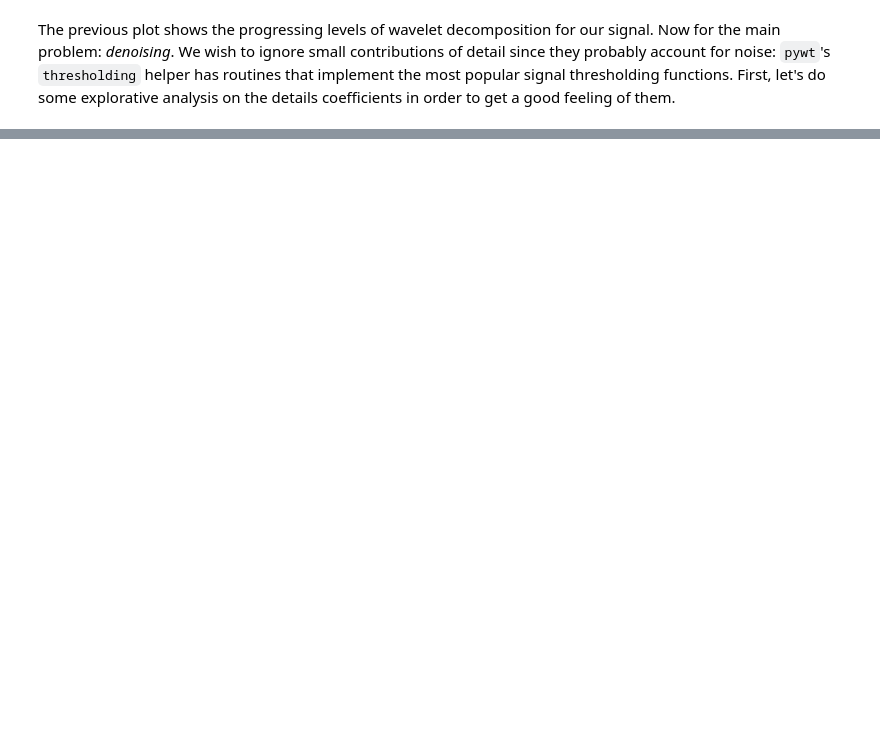
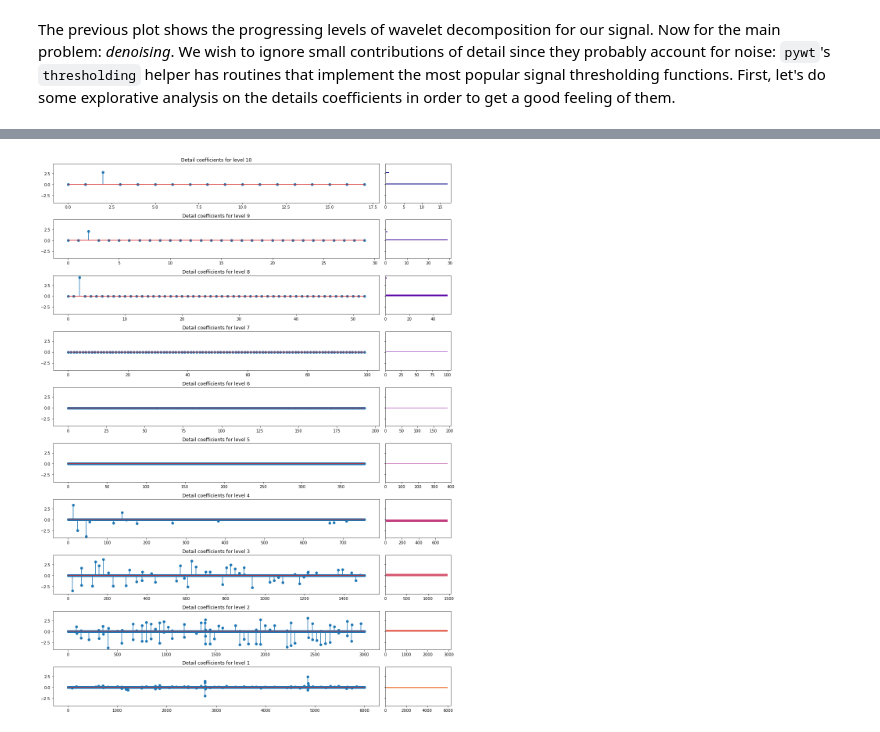
Before and after one commit to zanocrate/LCP_projects_Y4, a Jupyter notebook: draft.ipynb, the cells around one changed output, grey strips where cells are left out. Cells and saved outputs as stored; diff of their text form; code cells hidden in the pictures; blank space fills up the shorter version.

```diff
--- a/draft.ipynb
+++ b/draft.ipynb
@@ -215,0 +224,18 @@ plt.show()
+# %%
+# now let's filter such coefficients:
+coefs_filtered = coefs.copy()
+
+fig,axs = plt.subplots(len(coefs_filtered[1:]),2,figsize=[15,20],gridspec_kw={'width_ratios': [5, 1]},sharey=True)
+colors=[cm.plasma(x) for x in np.linspace(0,0.7,len(coefs_filtered[1:]))]
+for id in range(1,len(coefs_filtered)):
+    threshold = 3*np.std(coefs_filtered[id])
+    # threshold =
+    coefs_filtered[id] = pywt.threshold(coefs_filtered[id], threshold)
+    axs[id-1,0].stem(coefs_filtered[id],markerfmt='C0o')
+    axs[id-1,0].set_title("Detail coefficients for level "+str(n_max-id+1))
+    axs[id-1,1].hist(coefs_filtered[id],bins=15,orientation='horizontal',color=colors[id-1])
+
+fig.tight_layout()
+plt.show()
+# %% [output]
+[figure, added]
```
Also changed, not shown: parts of 4 cells of this notebook.
